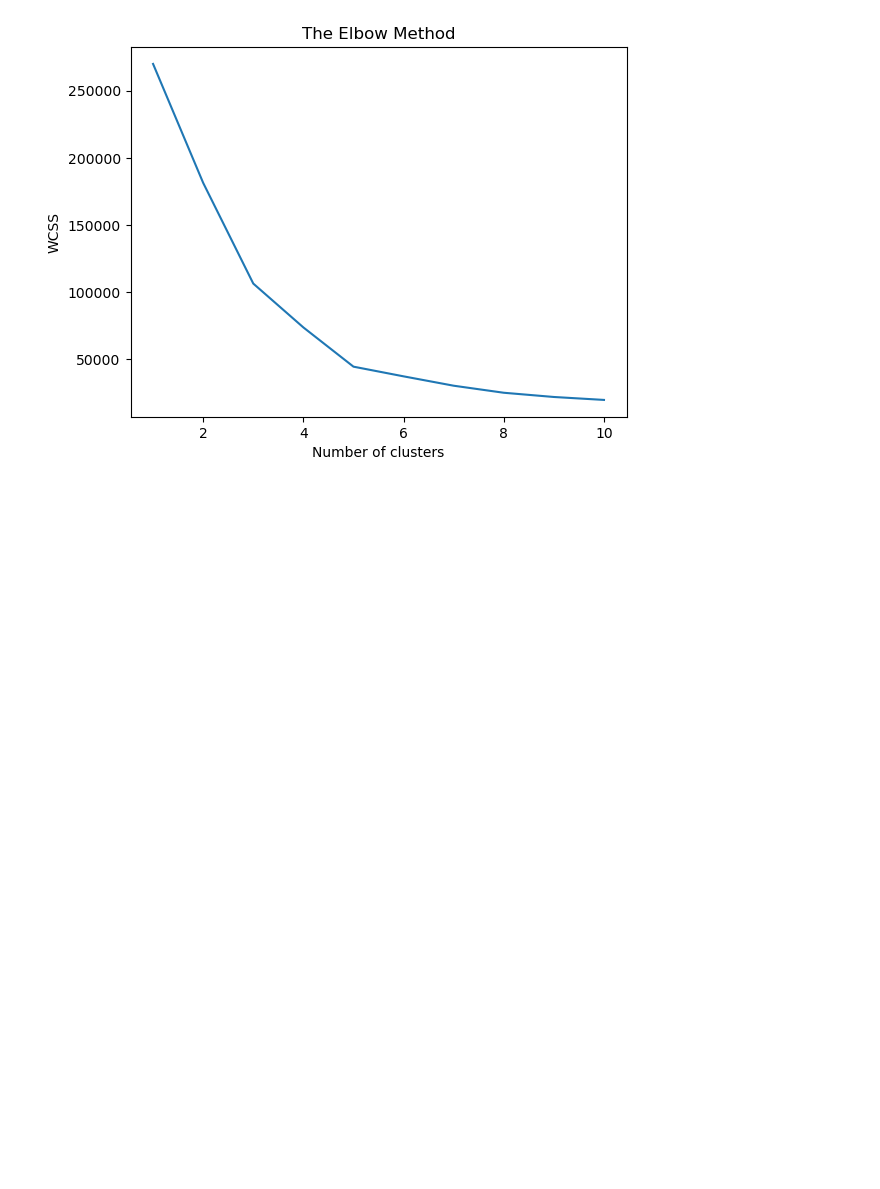
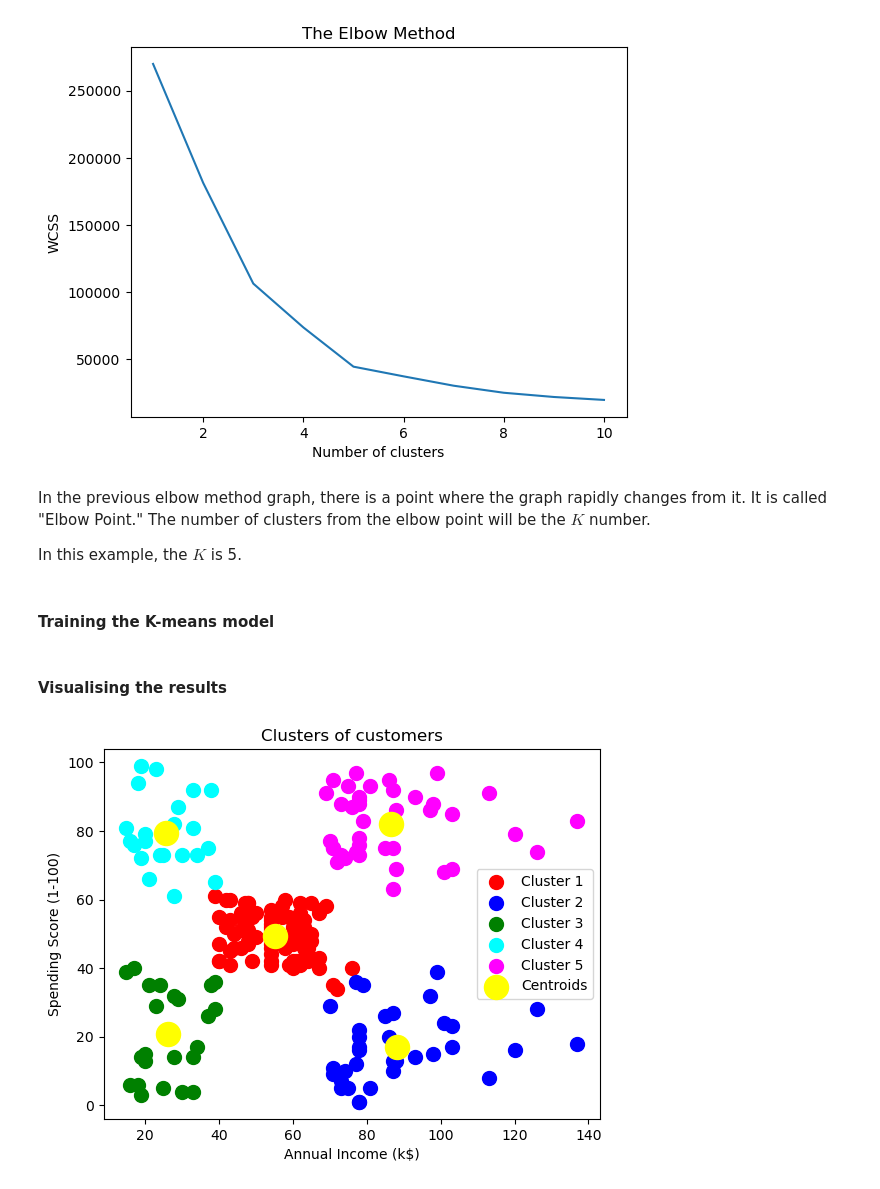
Before and after one commit to rufquf2628/cs5805-blog, a Jupyter notebook: 2. Clustering/Clustering.ipynb, the cells around one changed output. Saved outputs shown, nothing was run; the diff lists cells and outputs as text; code cells hidden in the pictures; blank space fills up the shorter version.

Commit message:
Clustering Done

```diff
--- a/2. Clustering/Clustering.ipynb
+++ b/2. Clustering/Clustering.ipynb
@@ -86,3 +83,28 @@ plt.ylabel('WCSS')
 plt.show()
 # %% [output]
 [figure]
+# %% [markdown]
+In the previous elbow method graph, there is a point where the graph rapidly changes from it. It is called "Elbow Point." The number of clusters from the elbow point will be the $K$ number.
+
+In this example, the $K$ is 5.
+# %% [markdown]
+#### Training the K-means model
+# %%
+kmeans = KMeans(n_clusters = 5, init = 'k-means++', random_state = 42)
+y = kmeans.fit_predict(X)
+# %% [markdown]
+#### Visualising the results
+# %%
+plt.scatter(X[y == 0, 0], X[y == 0, 1], s = 100, c = 'red', label = 'Cluster 1')
+plt.scatter(X[y == 1, 0], X[y == 1, 1], s = 100, c = 'blue', label = 'Cluster 2')
+plt.scatter(X[y == 2, 0], X[y == 2, 1], s = 100, c = 'green', label = 'Cluster 3')
+plt.scatter(X[y == 3, 0], X[y == 3, 1], s = 100, c = 'cyan', label = 'Cluster 4')
+plt.scatter(X[y == 4, 0], X[y == 4, 1], s = 100, c = 'magenta', label = 'Cluster 5')
+plt.scatter(kmeans.cluster_centers_[:, 0], kmeans.cluster_centers_[:, 1], s = 300, c = 'yellow', label = 'Centroids')
+plt.title('Clusters of customers')
+plt.xlabel('Annual Income (k$)')
+plt.ylabel('Spending Score (1-100)')
+plt.legend()
+plt.show()
+# %% [output]
+[figure, added]
```
Also changed, not shown: parts of 2 cells of this notebook, 16 other files.
